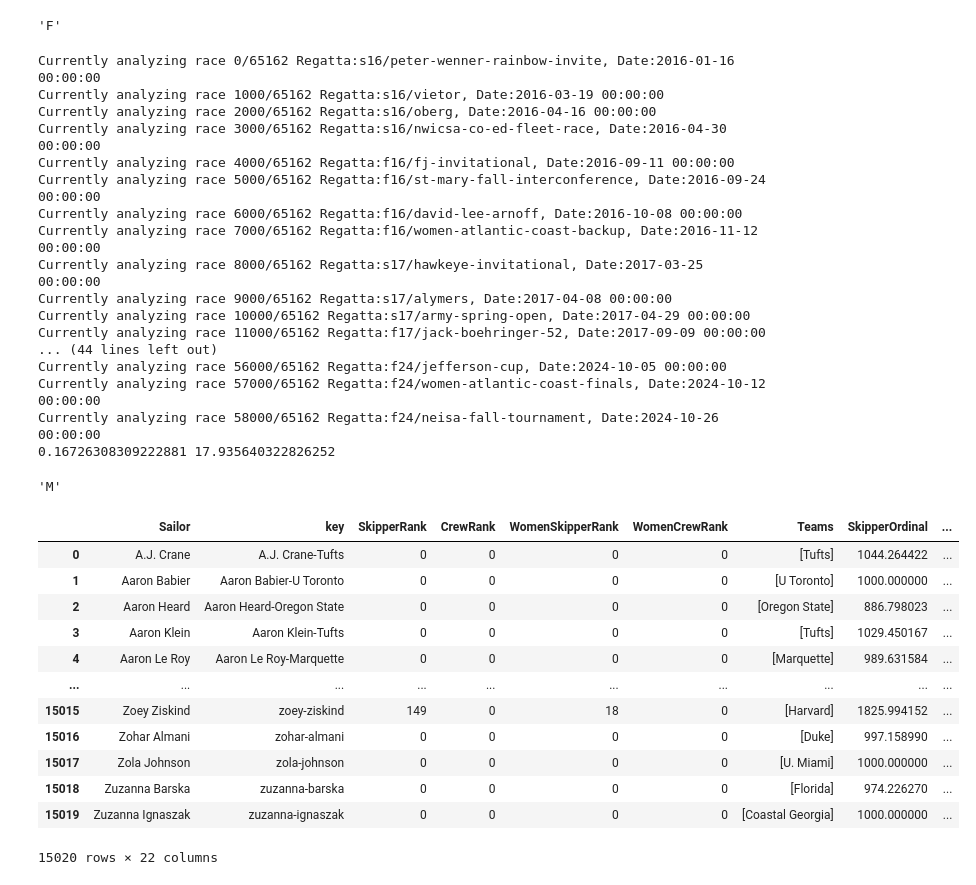
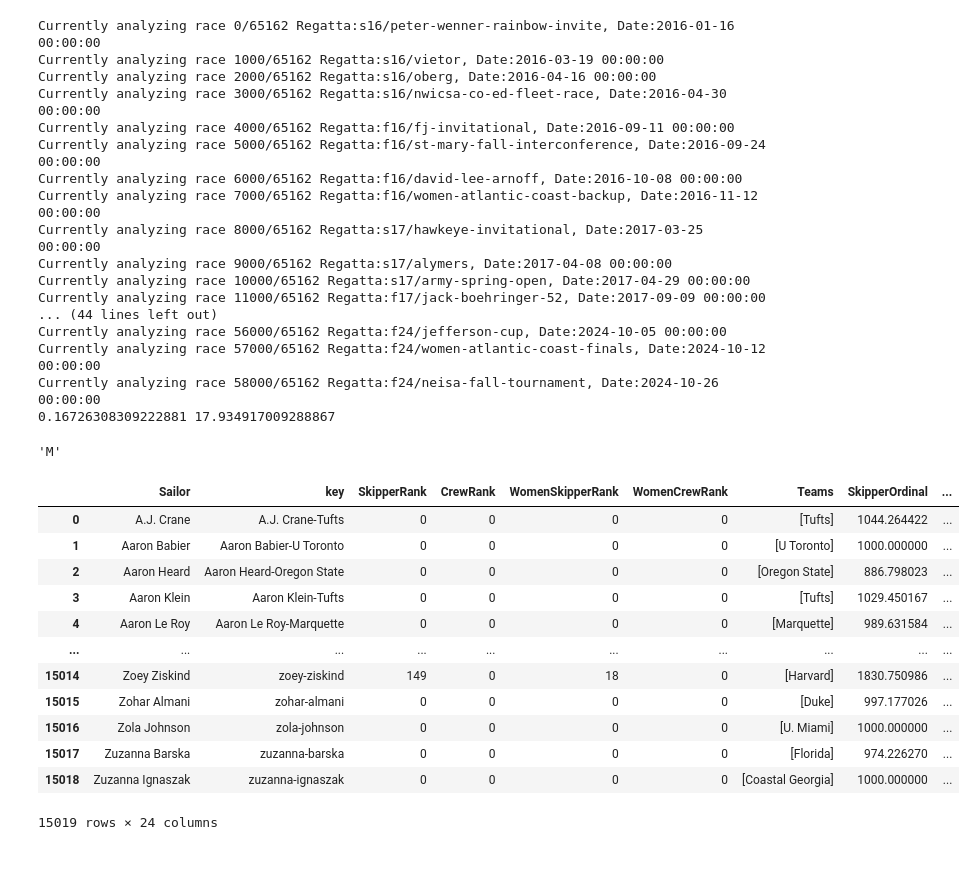
Before and after one commit to 7fi/sailing-rating-calculation, a Jupyter notebook: openskillElo.ipynb, the cells around one changed output. Drawn from its saved outputs; the diff is of its cells as text; code cells hidden in the pictures.

```diff
--- a/openskillElo.ipynb
+++ b/openskillElo.ipynb
@@ -37,10 +38,17 @@ class Sailor:
         self.rivals = {}
         # self.sr = model.rating(skipperRating, skipperRating / 3, name)
         # self.cr = model.rating(crewRating, crewRating / 3, name)
+
+        # fleet racing
         self.wsr = model.rating(name=name)
         self.wcr = model.rating(name=name)
         self.sr = model.rating(name=name)
         self.cr = model.rating(name=name)
+        # Team racing
+        self.wtsr = model.rating(name=name)
+        self.wtcr = model.rating(name=name)
+        self.tsr = model.rating(name=name)
+        self.tcr = model.rating(name=name)
         self.avgSkipperRatio = 0
         self.avgCrewRatio = 0
 
@@ -52,8 +60,7 @@ def adjust_race_id(row):
         return row['raceID'][:-1]  # Remove the last character (A/B) for combined scoring
     return row['raceID']
 # %%
-
-df_races = pd.read_json("races_new_test.json")
+df_races = pd.read_json("races_new_test2.json")
 # converters={"Teams": lambda x: [y.strip().split("'")[1] for y in x.strip("[]").split(", ")]}
 df_races['raceNum'] = df_races['raceID'].apply(lambda id: int(id.split("/")[2][:-1]))  # Numeric part
 df_races['raceDiv'] = df_races['raceID'].apply(lambda id: id.split("/")[2][-1])  # Division part (e.g., 'A', 'B')
@@ -70,12 +77,16 @@ df_races['partnerKey'] = df_races.apply(
 )
 # df_races = df_races[df_races['Regatta'] == 'f24/seisa-women-fall'] # example combined regatta
 
-# df_races = df_races.loc[df_races['raceID'].apply(lambda id: id.split("/")[0] == 'f24')]
+# to exclude f24
+# df_races = df_races.loc[df_races['raceID'].apply(lambda id: id.split("/")[0] != 'f24')]
+# df_races = df_races.loc[df_races['raceID'].apply(lambda id: id.split("/")[1] != 'east-open-national-semi-final')]
+# df_races = df_races.loc[df_races['raceID'].apply(lambda id: id.split("/")[1] != 'open-dinghy-national')]
 
 df_races_full = df_races.sort_values(['Date', 'raceNum', 'raceDiv']).reset_index(drop=True)
 
 df_races_skipper = df_races_full.loc[df_races_full['Position'].str.contains('Skipper')].sort_values(['Date', 'raceNum']).reset_index(drop=True)
 df_races_crew = df_races_full.loc[df_races_full['Position'].str.contains('Crew')].sort_values(['Date', 'raceNum']).reset_index(drop=True)
 
-df_sailor_info = pd.read_json("sailor_data.json")
-df_sailor_info
+df_sailor_info = pd.read_json("sailor_data2.json")
+# df_sailor_info
+# df_races
@@ -84,9 +109,5 @@ teamRegions = {'Hawaii': 'PCCSC', 'Brown': 'NEISA', 'Southern Cal': 'PCCSC', 'Sa
 # %%
-merges = [{'first': 'carter-anderson', 'second': 'carter-anderson-2027'}, {'first': 'elliott-bates', 'second':'elliott-bates-2021'}]
+merges = [{'first': 'carter-anderson', 'second': 'carter-anderson-2027'}, {'first': 'elliott-bates', 'second':'elliott-bates-2021'}, {'first': 'ian-hopkins-guerra','second': 'ian-hopkins-guerra-2026'}]
-# %%
-df_sailor_info.loc[df_sailor_info['link'] == 'elliott-chalcraft']['gender'].iat[0]
-# %% [output]
-'F'
 # %%
 # Function to add a sailor to the dictionary
 def add_sailor(group,names_group, links_group, seasons_group,teams_group, years_group, people):
@@ -247,6 +268,7 @@ for (date, regatta, race), row in grouped:
         partners = [people[key] if key != 'Unknown'
                 and key is not None
                 else people[name] for key,name in zip(partnerKeys,partnerNames)]
+
         genders = [p.gender for p in racers + partners]
         womenCount = sum([1 if g == "F" else 0 for g in genders])
         womens = 'M' not in genders and womenCount >= 4
@@ -291,8 +313,6 @@ for (date, regatta, race), row in grouped:
             changes = [(racers[i].wsr.ordinal(target=targetElo, alpha=200 / model.sigma) if type == 'Skipper' else racers[i].wcr.ordinal(target=targetElo, alpha=200 / model.sigma)) - startingRating[i] for i in range(len(racers))]
         else:
             changes = [(racers[i].sr.ordinal(target=targetElo, alpha=200 / model.sigma) if type == 'Skipper' else racers[i].cr.ordinal(target=targetElo, alpha=200 / model.sigma)) - startingRating[i] for i in range(len(racers))]
-        partners = list(scores['Partner'])
-        partnerLinks = list(scores['PartnerLink'])
 
         # Common values for each sailor
         venue = scores['Venue'].iat[0]
@@ -307,10 +327,10 @@ for (date, regatta, race), row in grouped:
         isCross = 1 if len(set(regions)) > 1 else 0
 
         # Only calculate number of cross regional sailors if it is the current season
-        doCr = race.split("/")[0] == 'f24' and isCross == 1
+        doCr = race.split("/")[0] == targetSeason and isCross == 1
 
         # Loop through each sailor and the associated values
-        for sailor, score, pred, change, partner, partnerLink in zip(racers, scoreVals, predictions, changes, partners, partnerLinks):
+        for sailor, score, pred, change, partner in zip(racers, scoreVals, predictions, changes, partners):
             outLinks = 0
 
             if(isCross == 1):
@@ -337,7 +357,7 @@ for (date, regatta, race), row in grouped:
                 'womenCrewRating': sailor.wcr.ordinal(target=targetElo, alpha=200 / model.sigma), # add offset to prevent negative ratings
                 'womens': womens,
                 'date' :date,
-                'partner': {'name': partner, 'link': partnerLink},
+                'partner': {'name': partner.name, 'key': partner.key},
                 'venue': venue,
                 'raceID': actualID,
                 'scoring': scoring
@@ -364,7 +384,7 @@ Currently analyzing race 11000/65162 Regatta:f17/jack-boehringer-52, Date:2017-0
 Currently analyzing race 56000/65162 Regatta:f24/jefferson-cup, Date:2024-10-05 00:00:00
 Currently analyzing race 57000/65162 Regatta:f24/women-atlantic-coast-finals, Date:2024-10-12 00:00:00
 Currently analyzing race 58000/65162 Regatta:f24/neisa-fall-tournament, Date:2024-10-26 00:00:00
-0.16726308309222881 17.935640322826252
+0.16726308309222881 17.934917009288867
 # %%
 # accuracy = sum([1 for i in residuals if abs(i) == 0]) / len(residuals)
 # accuracy
@@ -419,11 +439,11 @@ for raceID, scores in grouped:
 # %%
 # Filter sailors who have 'f24' in their seasons list
 eligible_skippers = [p for p in people.values()
-                    if 'f24' in p.seasons['skipper']
+                    if targetSeason in p.seasons['skipper']
                     and sum([race['outLinks'] for race in p.races]) > 70]
 
 eligible_crews = [p for p in people.values()
-                    if 'f24' in p.seasons['crew']
+                    if targetSeason in p.seasons['crew']
                     and sum([race['outLinks'] for race in p.races]) > 70]
 
 for p in people.values():
@@ -433,42 +453,42 @@ for p in people.values():
     p.womenCrewRank = 0
 
 for i,s in enumerate(sorted([p for p in eligible_skippers], key=lambda p: p.sr.ordinal(), reverse=True)):
     s.skipperRank = i + 1
 for i,s in enumerate(sorted([p for p in eligible_crews], key=lambda p: p.cr.ordinal(), reverse=True)):
     s.crewRank = i + 1
 
 for i,s in enumerate(sorted([p for p in eligible_skippers], key=lambda p: p.wsr.ordinal(), reverse=True)):
     s.womenSkipperRank = i + 1
 for i,s in enumerate(sorted([p for p in eligible_crews], key=lambda p: p.wcr.ordinal(), reverse=True)):
     s.womenCrewRank = i + 1
 
 allRows = []
 for sailor,p in people.items():
     avgSkipperRatio = float(np.array([r['ratio'] for r in p.races if r['pos'] == 'Skipper']).mean())
     avgCrewRatio = float(np.array([r['ratio'] for r in p.races if r['pos'] == 'Crew']).mean())
     p.avgSkipperRatio = avgSkipperRatio
     p.avgCrewRatio = avgCrewRatio
-    allRows.append([p.name, sailor, p.skipperRank,p.crewRank, p.womenSkipperRank, p.womenCrewRank, p.teams, p.sr.ordinal(target=targetElo, alpha=200 / model.sigma), p.cr.ordinal(target=targetElo, alpha=200 / model.sigma), sum([race['outLinks'] for race in p.races]), p.year, p.links, p.sr.mu, p.cr.mu, avgSkipperRatio,avgCrewRatio, p.sr.sigma, p.cr.sigma, p.seasons, sum([race['cross'] for race in p.races]), p.races, p.rivals])
+    allRows.append([p.name, sailor, p.skipperRank,p.crewRank, p.womenSkipperRank, p.womenCrewRank, p.teams, p.sr.ordinal(target=targetElo, alpha=200 / model.sigma), p.wsr.ordinal(target=targetElo, alpha=200 / model.sigma), p.cr.ordinal(target=targetElo, alpha=200 / model.sigma), sum([race['outLinks'] for race in p.races]), p.year, p.links, p.sr.mu, p.cr.mu, avgSkipperRatio,avgCrewRatio, p.sr.sigma, p.cr.sigma, p.seasons, sum([race['cross'] for race in p.races]), p.races,len(p.races), p.rivals])
 
-df_sailors = pd.DataFrame(allRows, columns=['Sailor', 'key', 'SkipperRank', 'CrewRank','WomenSkipperRank', 'WomenCrewRank', 'Teams', 'SkipperOrdinal', 'CrewOrdinal','outLinks','GradYear', 'Links', 'SkipperMU','CrewMU', 'skipperAvgRatio', 'crewAvgRatio', 'SkipperSigma','CrewSigma', 'Seasons', 'Cross', 'Races', 'Rivals'])
+df_sailors = pd.DataFrame(allRows, columns=['Sailor', 'key', 'SkipperRank', 'CrewRank','WomenSkipperRank', 'WomenCrewRank', 'Teams', 'SkipperOrdinal','WomenSkipperOrdinal', 'CrewOrdinal','outLinks','GradYear', 'Links', 'SkipperMU','CrewMU', 'skipperAvgRatio', 'crewAvgRatio', 'SkipperSigma','CrewSigma', 'Seasons', 'Cross', 'Races','numRaces', 'Rivals'])
 
-# df_sailors.to_json('sailorsexperiment19.json', index=False)
+# df_sailors.to_json('sailorsexperiment20.json', index=False)
 df_sailors.head()
 df_sailors
 # %% [output]
 |  | Sailor | key | SkipperRank | CrewRank | WomenSkipperRank | WomenCrewRank | Teams | SkipperOrdinal | ... |
 | 0 | A.J. Crane | A.J. Crane-Tufts | 0 | 0 | 0 | 0 | [Tufts] | 1044.264422 | ... |
 | 1 | Aaron Babier | Aaron Babier-U Toronto | 0 | 0 | 0 | 0 | [U Toronto] | 1000.000000 | ... |
 | 2 | Aaron Heard | Aaron Heard-Oregon State | 0 | 0 | 0 | 0 | [Oregon State] | 886.798023 | ... |
 | 3 | Aaron Klein | Aaron Klein-Tufts | 0 | 0 | 0 | 0 | [Tufts] | 1029.450167 | ... |
 | 4 | Aaron Le Roy | Aaron Le Roy-Marquette | 0 | 0 | 0 | 0 | [Marquette] | 989.631584 | ... |
 | ... | ... | ... | ... | ... | ... | ... | ... | ... | ... |
-| 15015 | Zoey Ziskind | zoey-ziskind | 149 | 0 | 18 | 0 | [Harvard] | 1825.994152 | ... |
-| 15016 | Zohar Almani | zohar-almani | 0 | 0 | 0 | 0 | [Duke] | 997.158990 | ... |
-| 15017 | Zola Johnson | zola-johnson | 0 | 0 | 0 | 0 | [U. Miami] | 1000.000000 | ... |
-| 15018 | Zuzanna Barska | zuzanna-barska | 0 | 0 | 0 | 0 | [Florida] | 974.226270 | ... |
-| 15019 | Zuzanna Ignaszak | zuzanna-ignaszak | 0 | 0 | 0 | 0 | [Coastal Georgia] | 1000.000000 | ... |
+| 15014 | Zoey Ziskind | zoey-ziskind | 149 | 0 | 18 | 0 | [Harvard] | 1830.750986 | ... |
+| 15015 | Zohar Almani | zohar-almani | 0 | 0 | 0 | 0 | [Duke] | 997.177026 | ... |
+| 15016 | Zola Johnson | zola-johnson | 0 | 0 | 0 | 0 | [U. Miami] | 1000.000000 | ... |
+| 15017 | Zuzanna Barska | zuzanna-barska | 0 | 0 | 0 | 0 | [Florida] | 974.226270 | ... |
+| 15018 | Zuzanna Ignaszak | zuzanna-ignaszak | 0 | 0 | 0 | 0 | [Coastal Georgia] | 1000.000000 | ... |
-15020 rows × 22 columns
+15019 rows × 24 columns
 # %%
 for r in people['benjamin-stone'].races:
     if r['cross'] == 1:
```
Also changed, not shown: parts of 8 cells of this notebook, 5 other files.
